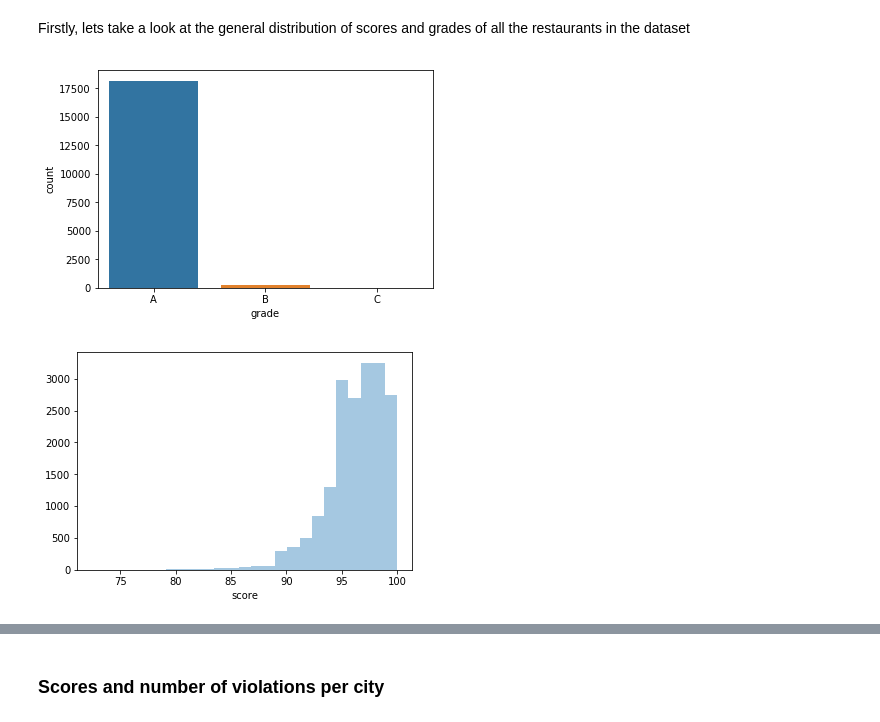
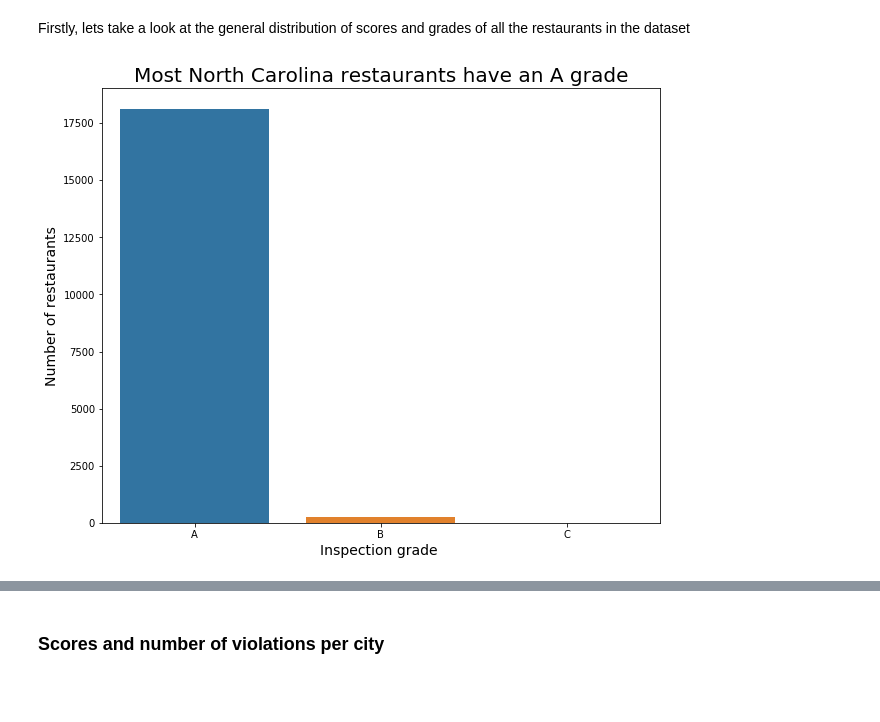
Before and after one commit to COGS108/individual_sp20, a Jupyter notebook: final_project/FinalProject_cribeiro23.ipynb, the cells around one changed output, grey strips where cells are left out. Cells and saved outputs as stored; diff of their text form; code cells hidden in the pictures; blank space fills up the shorter version.

```diff
--- a/final_project/FinalProject_cribeiro23.ipynb
+++ b/final_project/FinalProject_cribeiro23.ipynb
@@ -180,11 +169,12 @@ With that in mind, I decided to break my analysis into different parts. First, I
 ### Distribution of grades, scores and violations
 # %% [markdown]
 Firstly, lets take a look at the general distribution of scores and grades of all the restaurants in the dataset
-# %%
-sns.countplot(x='grade',data=df_inspections);
-# %% [output]
-[figure, removed]
-# %%
-sns.distplot(df_inspections['score'], bins=25, kde=False);
-# %% [output]
-[figure, removed]
+# %%
+plt.figure(figsize=(10, 8))
+graph = sns.countplot(x='grade',data=df_inspections)
+graph.set_title("Most North Carolina restaurants have an A grade",fontsize=20)
+graph.set_xlabel("Inspection grade ",fontsize=14);
+graph.set_ylabel("Number of restaurants",fontsize=14)
+plt.show()
+# %% [output]
+[figure, added]
```
Also changed, not shown: parts of 68 cells of this notebook.
